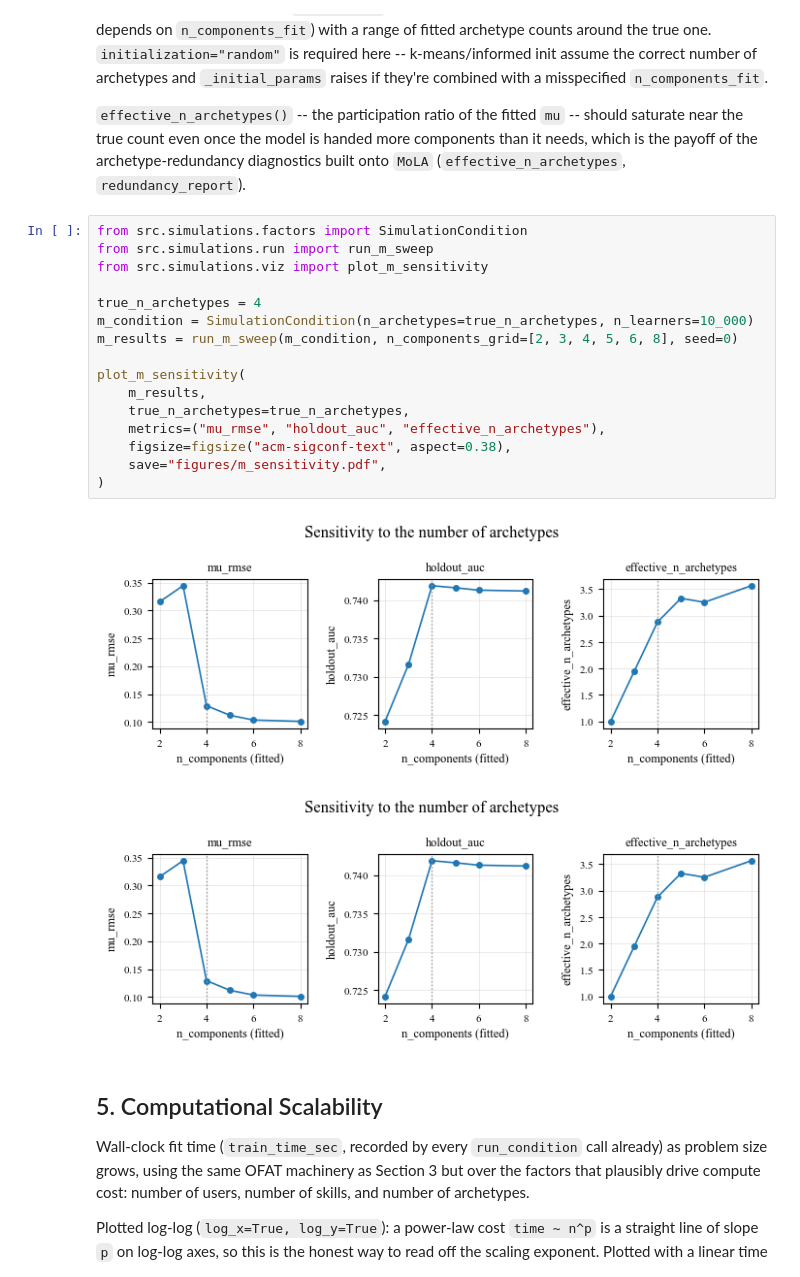
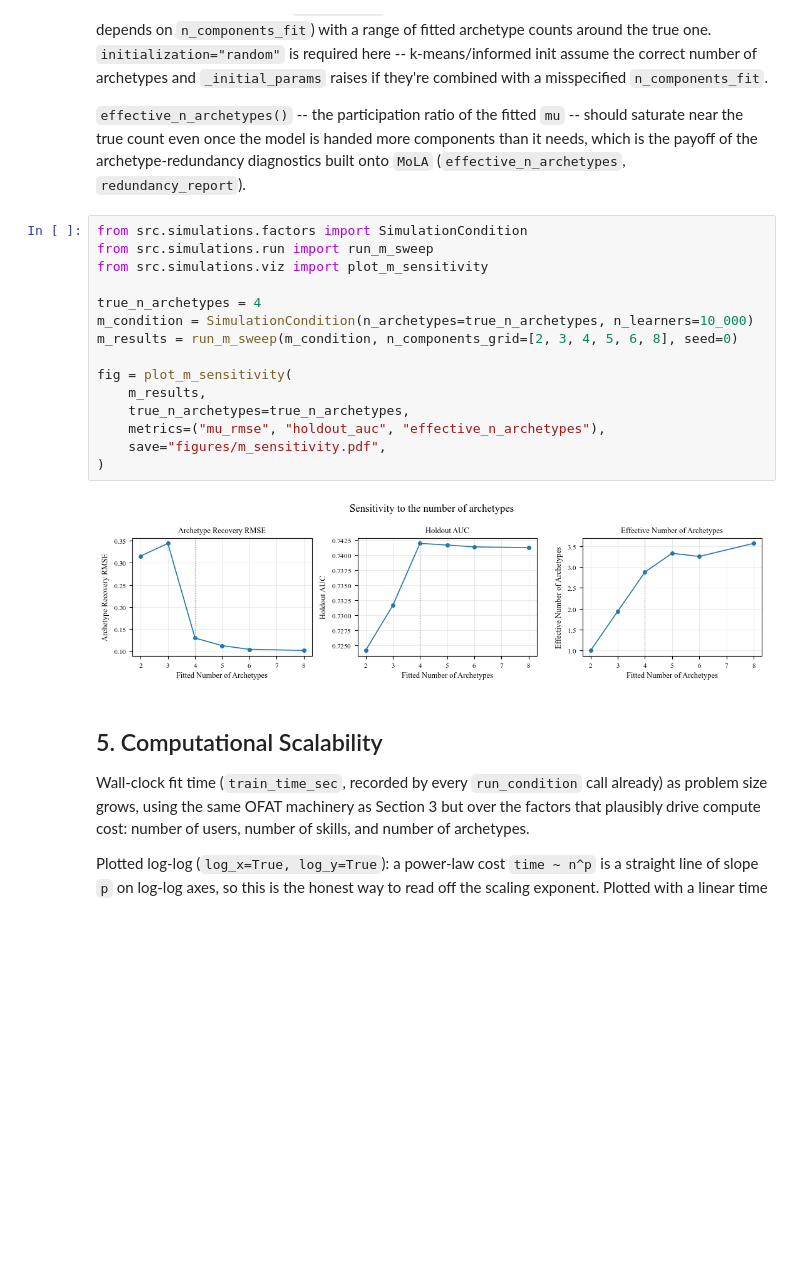
Before and after one commit to lentin26/mixture-of-latent-archetypes, a Jupyter notebook: notebooks/simulation-study.ipynb, the cells around one changed output. Saved outputs shown, nothing was run; the diff lists cells and outputs as text; blank space fills up the shorter version.

```diff
--- a/notebooks/simulation-study.ipynb
+++ b/notebooks/simulation-study.ipynb
@@ -114,22 +115,20 @@ Fit the SAME simulated data (`run_m_sweep` holds the data and train/holdout spli
 # %%
 from src.simulations.factors import SimulationCondition
 from src.simulations.run import run_m_sweep
 from src.simulations.viz import plot_m_sensitivity
 
 true_n_archetypes = 4
 m_condition = SimulationCondition(n_archetypes=true_n_archetypes, n_learners=10_000)
 m_results = run_m_sweep(m_condition, n_components_grid=[2, 3, 4, 5, 6, 8], seed=0)
 
-plot_m_sensitivity(
+fig = plot_m_sensitivity(
     m_results,
     true_n_archetypes=true_n_archetypes,
     metrics=("mu_rmse", "holdout_auc", "effective_n_archetypes"),
-    figsize=figsize("acm-sigconf-text", aspect=0.38),
     save="figures/m_sensitivity.pdf",
 )
 # %% [output]
-[figure, old version]
+[figure, new version]
-[figure, removed]
 # %% [markdown]
 ## 5. Computational Scalability
 
```
Also changed, not shown: parts of 4 cells of this notebook, 11 other files.
